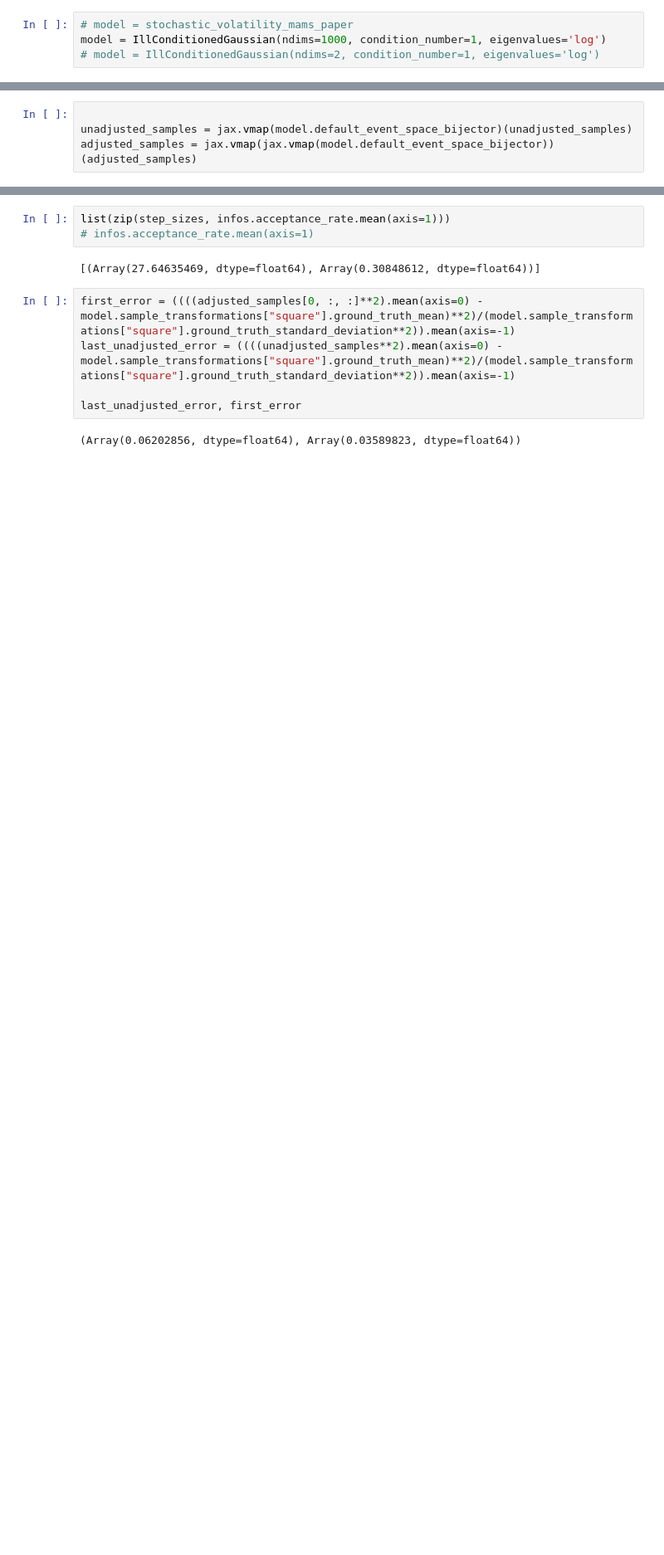
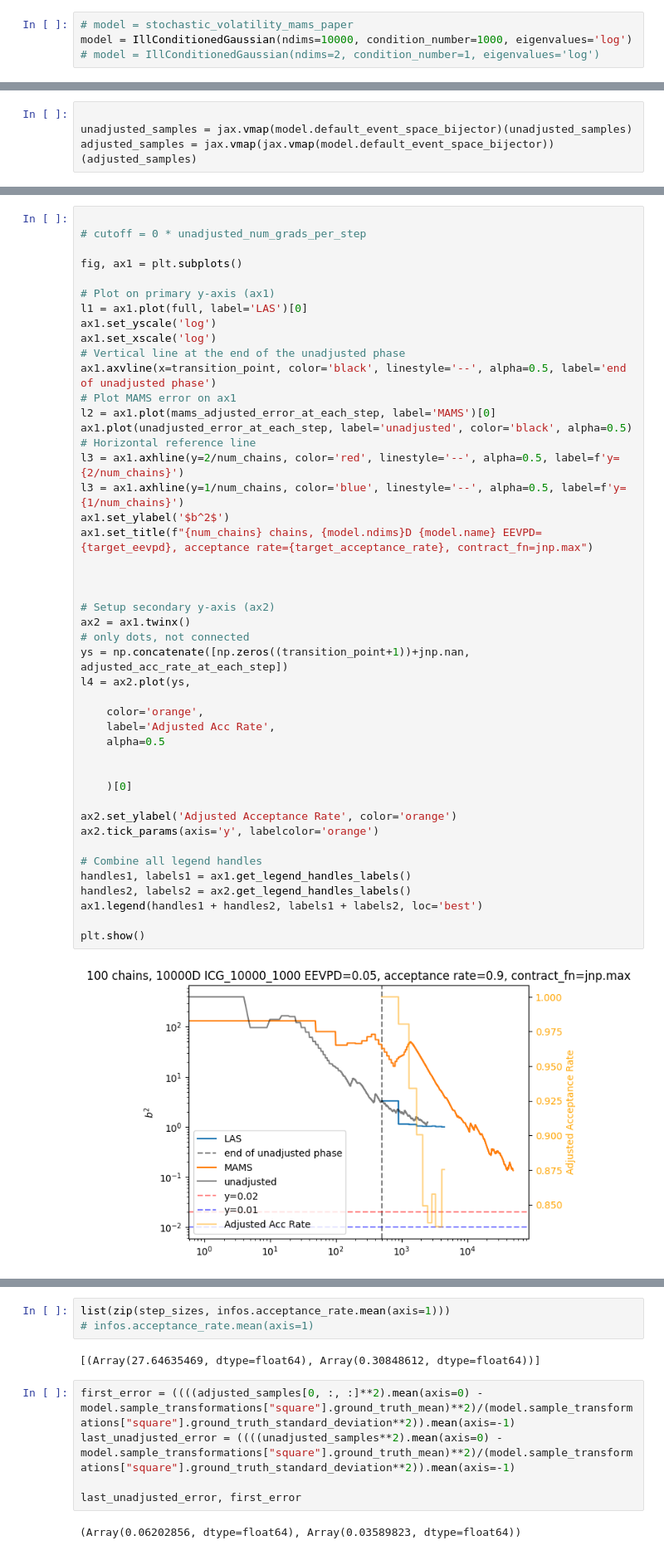
Before and after one commit to reubenharry/sampler-benchmarks, a Jupyter notebook: sampler-comparison/sampler_comparison/samplers/las.ipynb, the cells around one changed output, grey strips where cells are left out. Shown at 83% size. Cells and saved outputs as stored; diff of their text form; blank space fills up the shorter version.

```diff
--- a/sampler-comparison/sampler_comparison/samplers/las.ipynb
+++ b/sampler-comparison/sampler_comparison/samplers/las.ipynb
@@ -297,6 +315,6 @@ def las(num_adjusted_steps, num_chains, diagonal_preconditioning=True, target_ac
 # %%
 # model = stochastic_volatility_mams_paper
-model = IllConditionedGaussian(ndims=1000, condition_number=1, eigenvalues='log')
+model = IllConditionedGaussian(ndims=10000, condition_number=1000, eigenvalues='log')
 # model = IllConditionedGaussian(ndims=2, condition_number=1, eigenvalues='log')
 # %%
 # run las on banana
@@ -446,0 +478,47 @@ plt.show()
+# %%
+
+# cutoff = 0 * unadjusted_num_grads_per_step
+
+fig, ax1 = plt.subplots()
+
+# Plot on primary y-axis (ax1)
+l1 = ax1.plot(full, label='LAS')[0]
+ax1.set_yscale('log')
+ax1.set_xscale('log')
+# Vertical line at the end of the unadjusted phase
+ax1.axvline(x=transition_point, color='black', linestyle='--', alpha=0.5, label='end of unadjusted phase')
+# Plot MAMS error on ax1
+l2 = ax1.plot(mams_adjusted_error_at_each_step, label='MAMS')[0]
+ax1.plot(unadjusted_error_at_each_step, label='unadjusted', color='black', alpha=0.5)
+# Horizontal reference line
+l3 = ax1.axhline(y=2/num_chains, color='red', linestyle='--', alpha=0.5, label=f'y={2/num_chains}')
+l3 = ax1.axhline(y=1/num_chains, color='blue', linestyle='--', alpha=0.5, label=f'y={1/num_chains}')
+ax1.set_ylabel('$b^2$')
+ax1.set_title(f"{num_chains} chains, {model.ndims}D {model.name} EEVPD={target_eevpd}, acceptance rate={target_acceptance_rate}, contract_fn=jnp.max")
+
+
+
+# Setup secondary y-axis (ax2)
+ax2 = ax1.twinx()
+# only dots, not connected
+ys = np.concatenate([np.zeros((transition_point+1))+jnp.nan, adjusted_acc_rate_at_each_step])
+l4 = ax2.plot(ys,
+
+    color='orange',
+    label='Adjusted Acc Rate',
+    alpha=0.5
+
+
+    )[0]
+
+ax2.set_ylabel('Adjusted Acceptance Rate', color='orange')
+ax2.tick_params(axis='y', labelcolor='orange')
+
+# Combine all legend handles
+handles1, labels1 = ax1.get_legend_handles_labels()
+handles2, labels2 = ax2.get_legend_handles_labels()
+ax1.legend(handles1 + handles2, labels1 + labels2, loc='best')
+
+plt.show()
+# %% [output]
+[figure, added]
```
Also changed, not shown: parts of 12 cells of this notebook, 1 other file.
